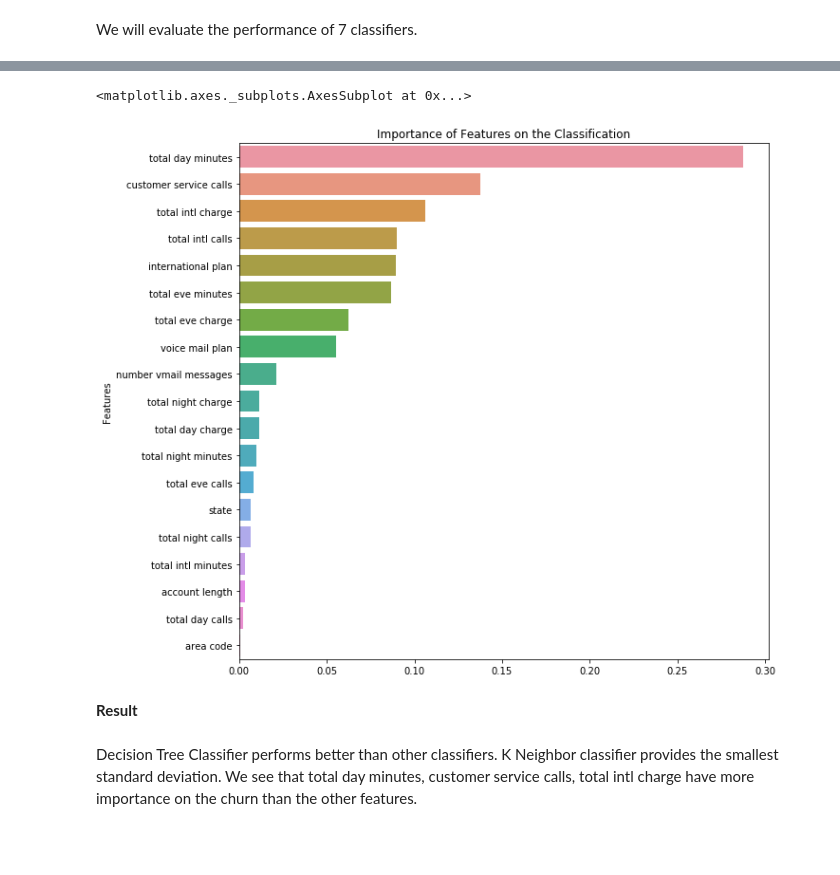
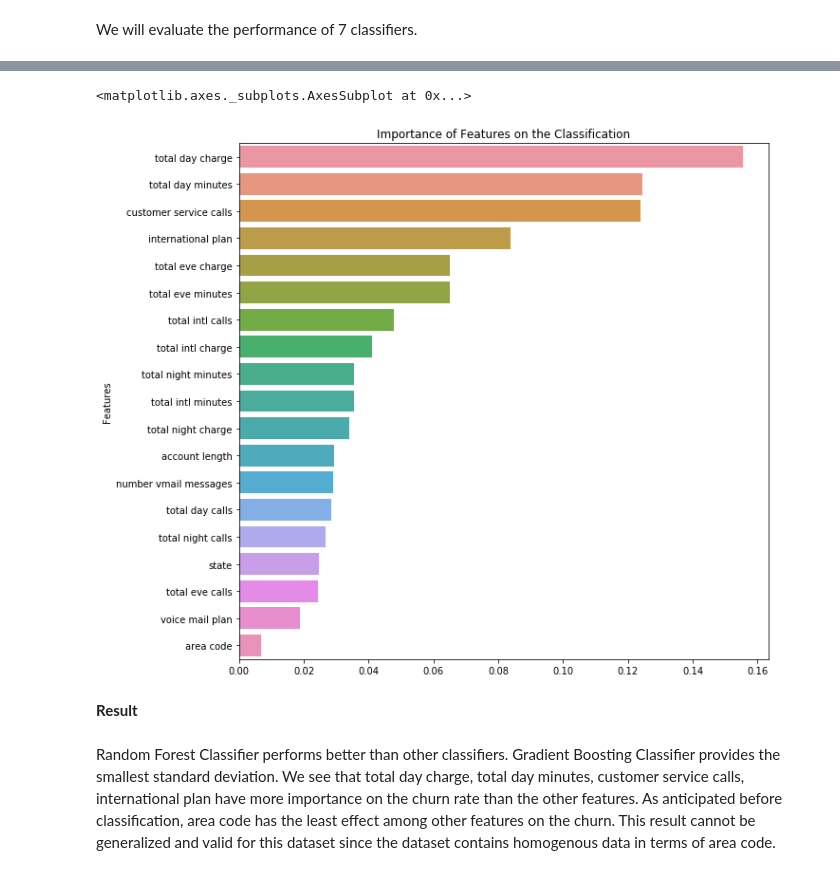
Before and after one commit to yyaz/Churn-in-Telecom-s-Dataset, a Jupyter notebook: churnrates.ipynb, the cells around one changed output, grey strips where cells are left out. Cells and saved outputs as stored; diff of their text form; code cells hidden in the pictures; blank space fills up the shorter version.

```diff
--- a/churnrates.ipynb
+++ b/churnrates.ipynb
@@ -265,18 +263,18 @@ plt.show()
 # %%
-clffinal = DecisionTreeClassifier(min_samples_leaf=10)
+clffinal = RandomForestClassifier(n_estimators= 50, max_depth= 20, min_samples_split= 4)
 clffinal.fit(X_scaled, y_scaled)
 # plot the important features #
 fig, ax = plt.subplots(figsize=(10,10))
 ax.set_title('Importance of Features on the Classification')
 ax.set_ylabel('Features')
 
 aaa= pd.Series(clffinal.feature_importances_, index= df.columns)
 bbb= aaa.sort_values(ascending= False)
 sns.barplot(y=bbb.index, x=bbb)
 # %% [output]
 <matplotlib.axes._subplots.AxesSubplot at 0x...>
-[figure, old version]
+[figure, new version]
 # %% [markdown]
 **Result**
 # %% [markdown]
-Decision Tree Classifier performs better than other classifiers. K Neighbor classifier provides the smallest standard deviation. We see that total day minutes, customer service calls, total intl charge have more importance on the churn than the other features.
+Random Forest Classifier performs better than other classifiers. Gradient Boosting Classifier provides the smallest standard deviation. We see that total day charge, total day minutes, customer service calls, international plan have more importance on the churn rate than the other features. As anticipated before classification, area code has the least effect among other features on the churn. This result cannot be generalized and valid for this dataset since the dataset contains homogenous data in terms of area code.
```
Also changed, not shown: parts of 15 cells of this notebook.
